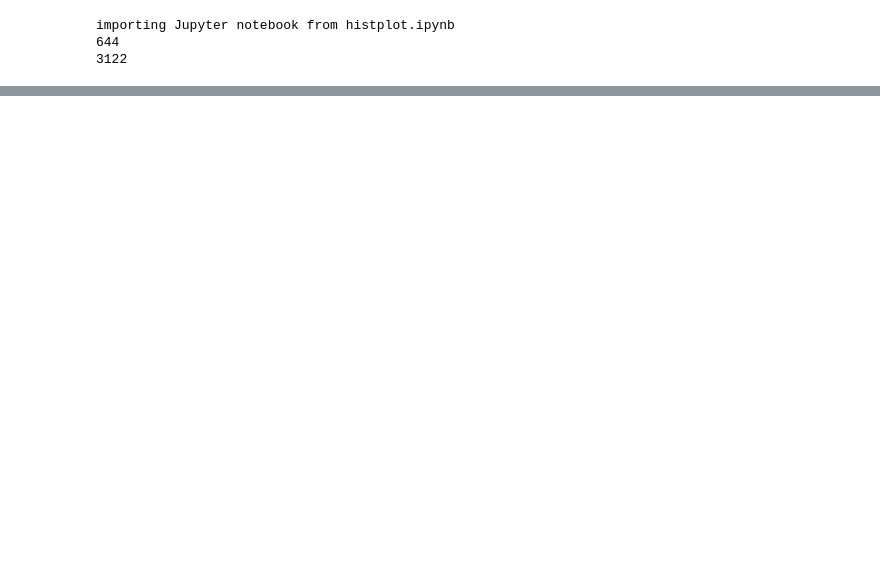
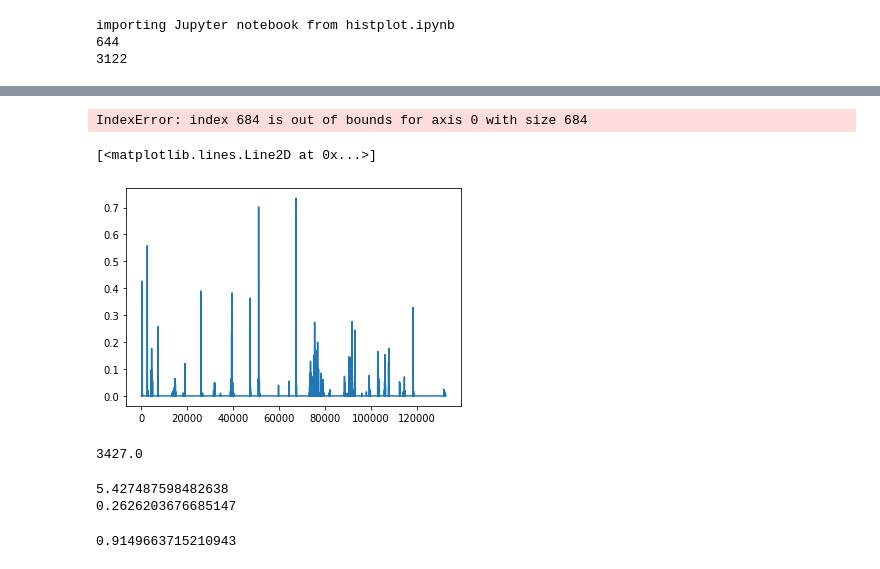
Before and after one commit to zhangt3-e/senior_thesis, a Jupyter notebook: Code/Simulation.ipynb, the cells around one changed output, grey strips where cells are left out. Cells and saved outputs as stored; diff of their text form; code cells hidden in the pictures; blank space fills up the shorter version.

Commit message:
introduce accuracy

```diff
--- a/Code/Simulation.ipynb
+++ b/Code/Simulation.ipynb
@@ -186,0 +240,6 @@ plt.legend(['Model', 'Observed'])
+# %%
+Su_precip18 = Su_precip18[:count_pre]
+Su_nonprecip18 = Su_nonprecip18[:count_nonpre]
+# %%
+print(Su_preciptotal18[:count_pre])
+Su_preciptotal18 = Su_preciptotal18[:count_pre]
@@ -186,0 +264,3 @@ plt.legend(['Model', 'Observed'])
+# %%
+Su_inten18 = np.divide(Su_preciptotal18, Su_precip18)
+print(Su_inten18)
@@ -186,0 +285,21 @@ plt.legend(['Model', 'Observed'])
+# %%
+new_summer18 = np.zeros(len(compare_data))
+minute = 0;
+index = 0;
+while(len(compare_data)-1 > minute):
+    non = Su_nonprecip18[index]
+    rain = Su_precip18[index]
+    for i in range(int(non)):
+        new_summer18[minute] = 0
+        minute += 1
+    for j in range(int(rain)):
+        new_summer18[minute] = Su_inten18[index]
+        minute += 1
+    index += 1
+# %% [output]
+IndexError: index 684 is out of bounds for axis 0 with size 684
+# %%
+plt.plot(new_summer18)
+# %% [output]
+[<matplotlib.lines.Line2D at 0x...>]
+[figure, added]
@@ -186,0 +336,5 @@ plt.legend(['Model', 'Observed'])
+# %%
+pre_min = sum(Su_precip18)
+print(pre_min)
+# %% [output]
+3427.0
@@ -186,0 +343,22 @@ plt.legend(['Model', 'Observed'])
+# %%
+model_accuracy = 0
+for i in range(len(new_summer18)):
+    mod = sample_output[i]
+    obs = new_summer18[i]
+    if (mod == 0 and obs == 0):
+        model_accuracy += 1
+    elif (mod > 0 and obs > 0):
+        model_accuracy += 1
+    else:
+        model_accuracy += 0
+model_accuracy = model_accuracy/len(new_summer18)
+print(mod_acc1(sample_output, new_summer18, pre_min))
+print(mod_acc2(sample_output, new_summer18, pre_min))
+pre_accuracy = mod_acc1(sample_output, new_summer18, pre_min)
+# %% [output]
+5.427487598482638
+0.2626203676685147
+# %%
+print(model_accuracy)
+# %% [output]
+0.9149663715210943
```
Also changed, not shown: parts of 12 cells of this notebook, 2 other files.
